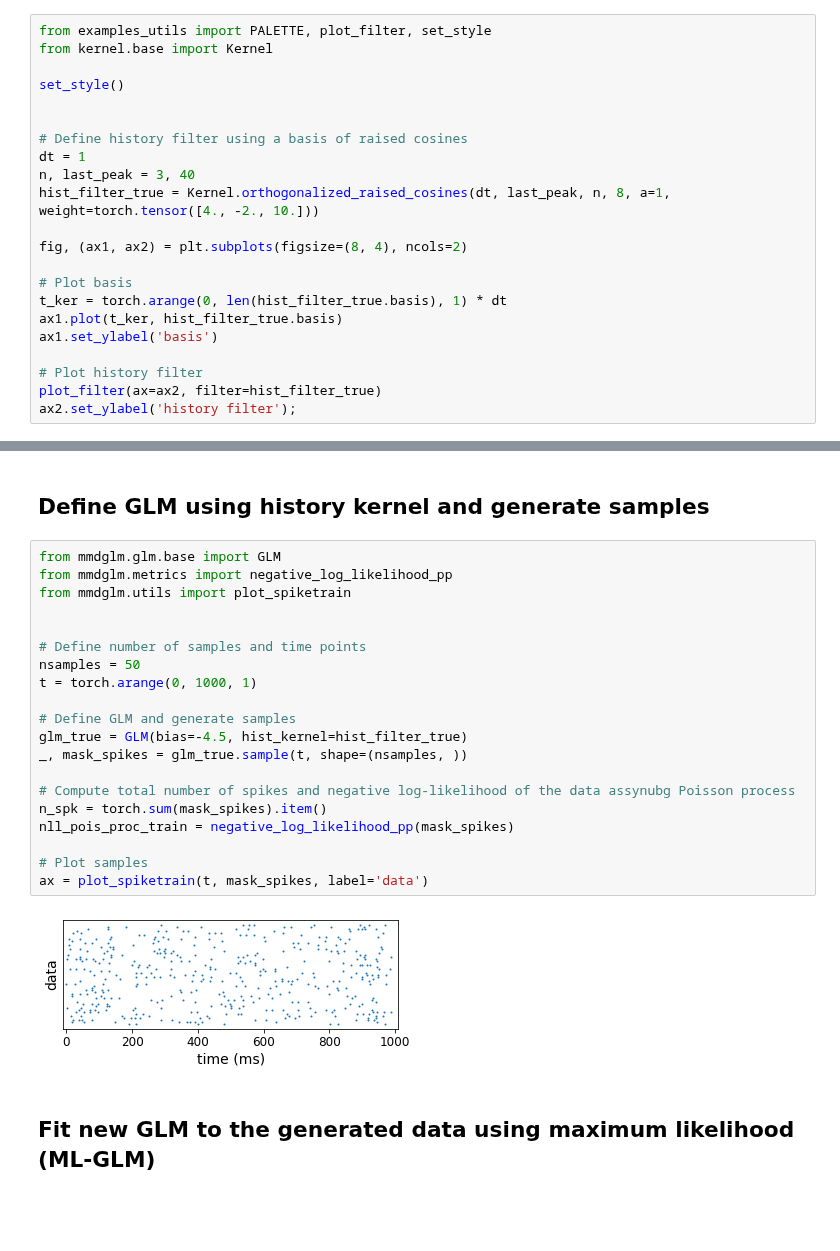
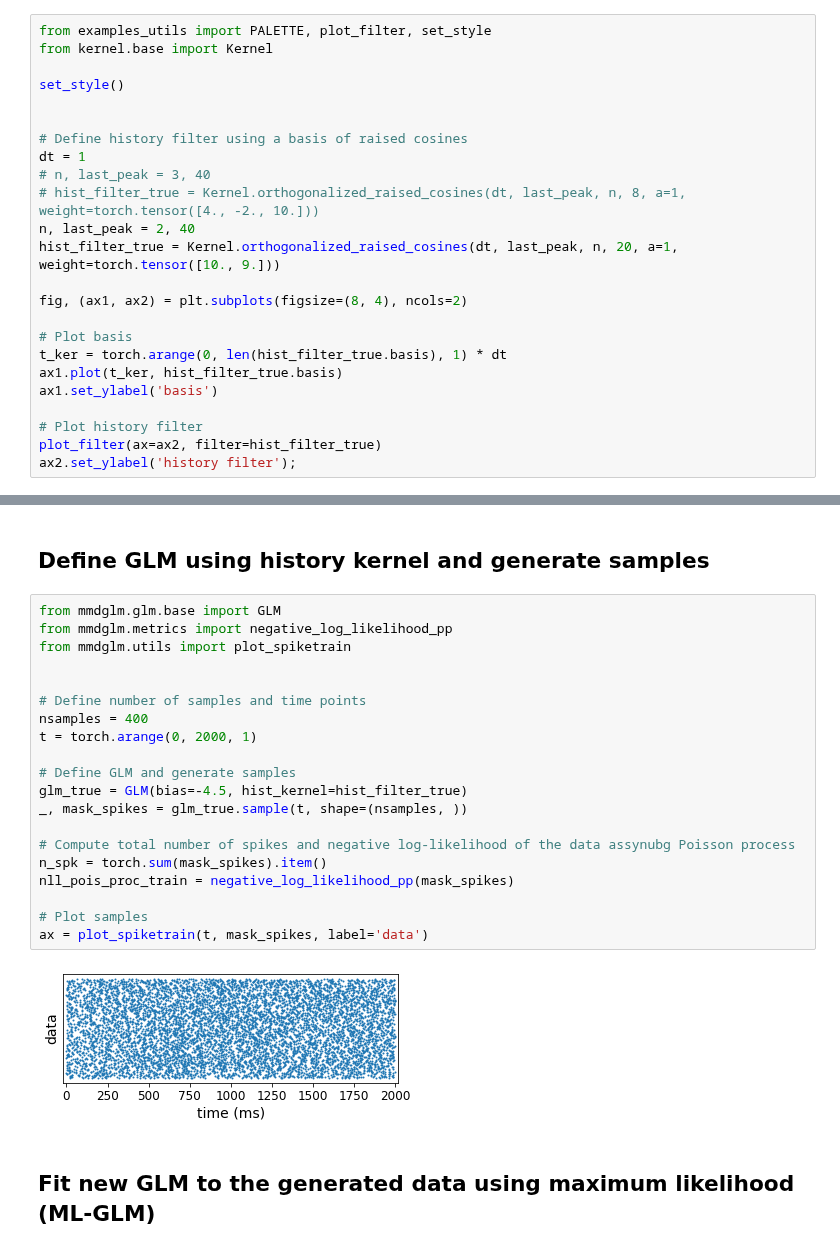
Before and after one commit to diegoarri91/mmd-glm, a Jupyter notebook: examples/fitting_synthetic_data.ipynb, the cells around one changed output, grey strips where cells are left out. Drawn from its saved outputs; the diff is of its cells as text; blank space fills up the shorter version.

```diff
--- a/examples/fitting_synthetic_data.ipynb
+++ b/examples/fitting_synthetic_data.ipynb
@@ -21,8 +18,10 @@ set_style()
 
 # Define history filter using a basis of raised cosines
 dt = 1
-n, last_peak = 3, 40
-hist_filter_true = Kernel.orthogonalized_raised_cosines(dt, last_peak, n, 8, a=1, weight=torch.tensor([4., -2., 10.]))
+# n, last_peak = 3, 40
+# hist_filter_true = Kernel.orthogonalized_raised_cosines(dt, last_peak, n, 8, a=1, weight=torch.tensor([4., -2., 10.]))
+n, last_peak = 2, 40
+hist_filter_true = Kernel.orthogonalized_raised_cosines(dt, last_peak, n, 20, a=1, weight=torch.tensor([10., 9.]))
 
 fig, (ax1, ax2) = plt.subplots(figsize=(8, 4), ncols=2)
 
@@ -41,25 +40,25 @@ ax2.set_ylabel('history filter');
 # %%
 from mmdglm.glm.base import GLM
 from mmdglm.metrics import negative_log_likelihood_pp
 from mmdglm.utils import plot_spiketrain
 
 
 # Define number of samples and time points
-nsamples = 50
-t = torch.arange(0, 1000, 1)
+nsamples = 400
+t = torch.arange(0, 2000, 1)
 
 # Define GLM and generate samples
 glm_true = GLM(bias=-4.5, hist_kernel=hist_filter_true)
 _, mask_spikes = glm_true.sample(t, shape=(nsamples, ))
 
 # Compute total number of spikes and negative log-likelihood of the data assynubg Poisson process
 n_spk = torch.sum(mask_spikes).item()
 nll_pois_proc_train = negative_log_likelihood_pp(mask_spikes)
 
 # Plot samples
 ax = plot_spiketrain(t, mask_spikes, label='data')
 # %% [output]
-[figure, old version]
+[figure, new version]
 # %% [markdown]
 ## Fit new GLM to the generated data using maximum likelihood (ML-GLM)
 # %%
```
Also changed, not shown: parts of 17 cells of this notebook, 8 other files.
